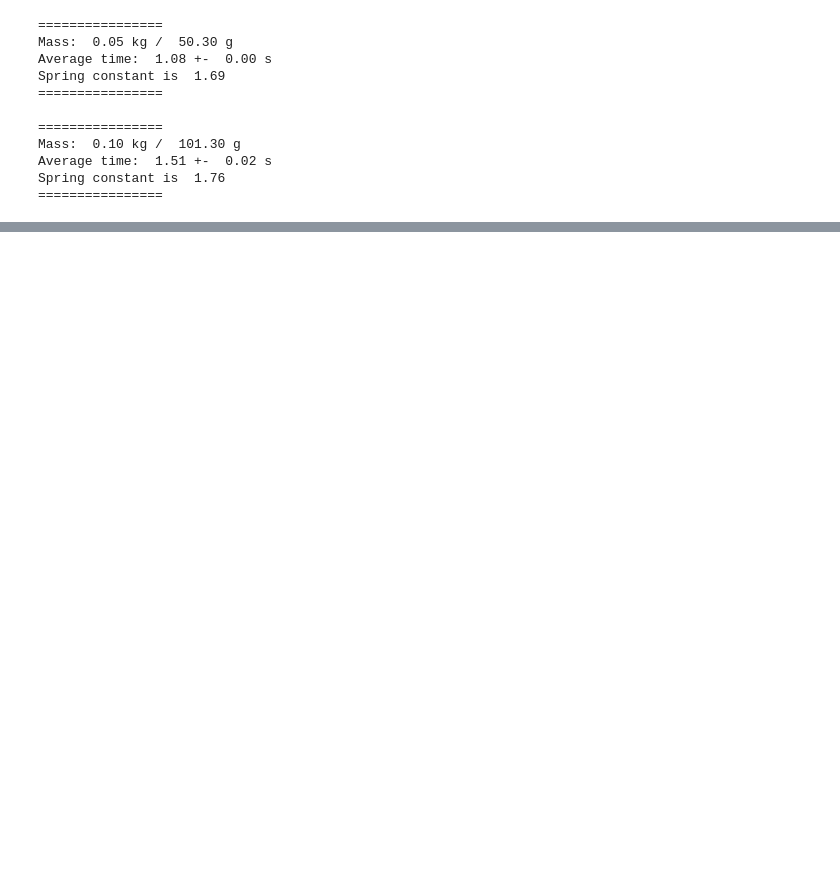
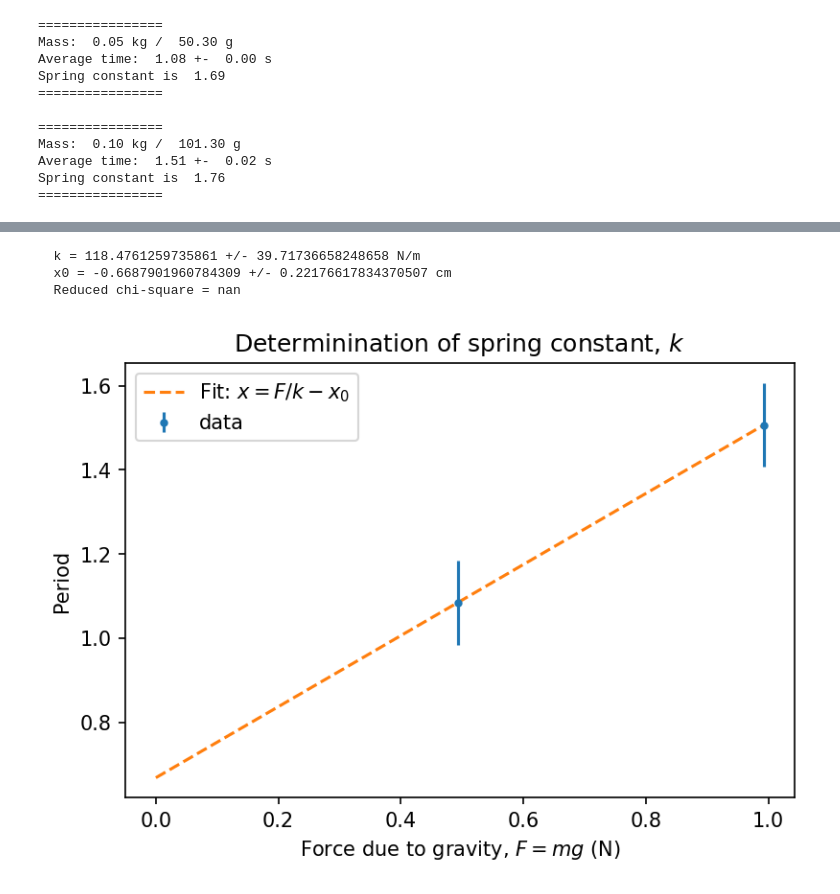
Before and after one commit to omargfh/phys131-132-labs, a Jupyter notebook: SHM_and_Resonance.ipynb, the cells around one changed output, grey strips where cells are left out. Saved outputs shown, nothing was run; the diff lists cells and outputs as text; code cells hidden in the pictures; blank space fills up the shorter version.

```diff
--- a/SHM_and_Resonance.ipynb
+++ b/SHM_and_Resonance.ipynb
@@ -144,0 +159,40 @@ Spring constant is  1.76
+# %%
+#Defines fit functions
+def linear(p, x):
+  return (x/p[0] - p[1])
+
+def residual(p, function, x, y, dy):
+  return (function(p, x) - y)/dy
+
+p0 = [.005, 0]
+
+#Plots and fits
+fig,ax = plt.subplots()
+ax.errorbar(F, T, dT, fmt='.', label='data')
+pf, cov, info, mesg, success = optimize.leastsq(residual, p0,
+                                 args=(linear, F, T, dT),
+                                 full_output=1)
+chisq = np.sum(residual(pf, linear, F, T, dT)**2)
+dof = len(F)-len(pf)
+k = pf[0]*100               #spring constant (in N/m)
+dk = np.sqrt(cov[0,0])*100  #uncertainty in spring constant (in N/cm)
+x0 = pf[1]              #offset (in cm)
+dx0 = np.sqrt(cov[1,1]) #uncertainty in offset (in cm)
+
+X = np.linspace(0, np.max(F),100)
+ax.plot(X, linear(pf, X), '--', label='Fit: $x = F/k - x_0$')
+
+print('  k =', k, '+/-', dk, 'N/m')
+print('  x0 =', x0, '+/-', dx0, 'cm')
+print('  Reduced chi-square =', chisq/dof)
+
+ax.set_title("Determinination of spring constant, $k$")
+ax.set_xlabel("Force due to gravity, $F=mg$ (N)")
+ax.set_ylabel("Period")
+ax.legend()
+plt.show()
+# %% [output]
+  k = 118.4761259735861 +/- 39.71736658248658 N/m
+  x0 = -0.6687901960784309 +/- 0.22176617834370507 cm
+  Reduced chi-square = nan
+[figure, added]
```
Also changed, not shown: parts of 4 cells of this notebook.
